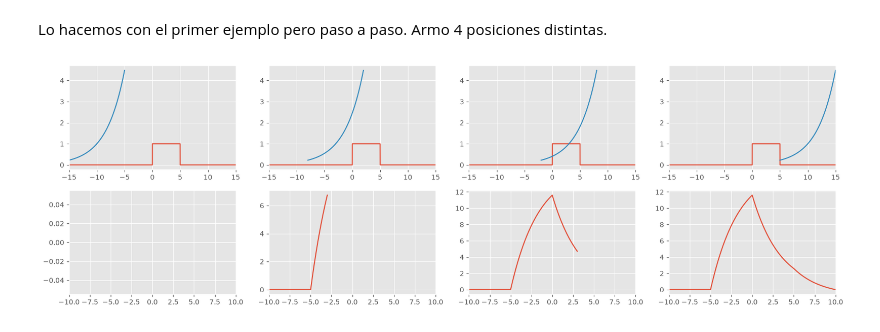
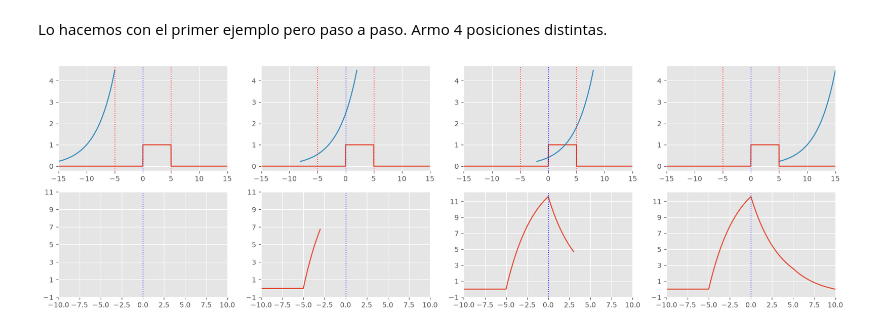
Before and after one commit to ilavaggi/SyS-2026, a Jupyter notebook: TP4.ipynb, the cells around one changed output. Cells and saved outputs as stored; diff of their text form; code cells hidden in the pictures.

```diff
--- a/TP4.ipynb
+++ b/TP4.ipynb
@@ -135,31 +145,44 @@ eje[0][0].plot(t_fb1,fb_inv)
 eje[0][0].set_xlim(-15,15)
 eje[1][0].plot(t_res[:i1+1],res[:i1+1])
 eje[1][0].set_xlim(-10,10)
 
 
 # 25% del recorrido
 t_fb2 = t_ext[i2:i2+len(fb)]
 eje[0][1].plot(t_fb2,fb_inv)
 eje[0][1].set_xlim(-15,15)
 eje[1][1].plot(t_res[:i2+1],res[:i2+1]) # muestra todo lo que ya calculamos
 eje[1][1].set_xlim(-10,10)
 
 
 # 65% del recorrido
 t_fb3 = t_ext[i3:i3+len(fb)]
 eje[0][2].plot(t_fb3,fb_inv)
 eje[0][2].set_xlim(-15,15)
 eje[1][2].plot(t_res[:i3+1],res[:i3+1])
 eje[1][2].set_xlim(-10,10)
 
 
 # termina completamente afuera
 t_fb4 = t_ext[i4:i4+len(fb)]
 eje[0][3].plot(t_fb4,fb_inv)
 eje[0][3].set_xlim(-15,15)
 eje[1][3].plot(t_res[:i4+1],res[:i4+1])
 eje[1][3].set_xlim(-10,10)
 
+#eje vertical pa' todos
+for i in range(2):
+    for j in range(4):
+        eje[i][j].axvline(0, color="blue", linewidth=1, linestyle=":")
+
+#ventana real de las señales, solo para referencia
+for i in range(4):
+    eje[0][i].axvline(-5, color="red", linewidth=1, linestyle=":")
+    eje[0][i].axvline(5, color="red", linewidth=1, linestyle=":")
+
+#ajusto el eje y de todos los graficos para uqe sea el mismo
+for i in range(4):
+    eje[1][i].set_yticks(range(-1,13,2))
 plt.show()
 # %% [output]
-[figure, old version]
+[figure, new version]
```
Also changed, not shown: parts of 4 cells of this notebook, 1 other file.
